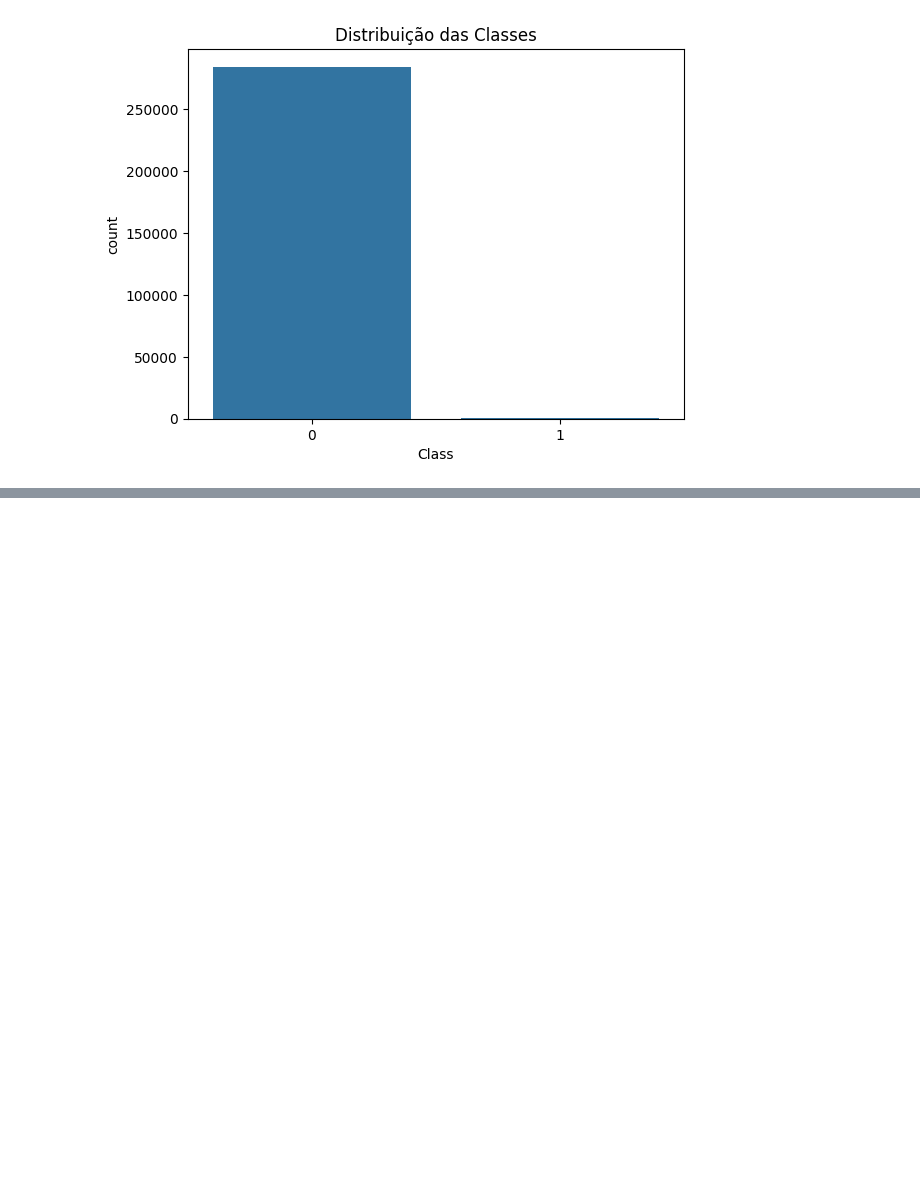
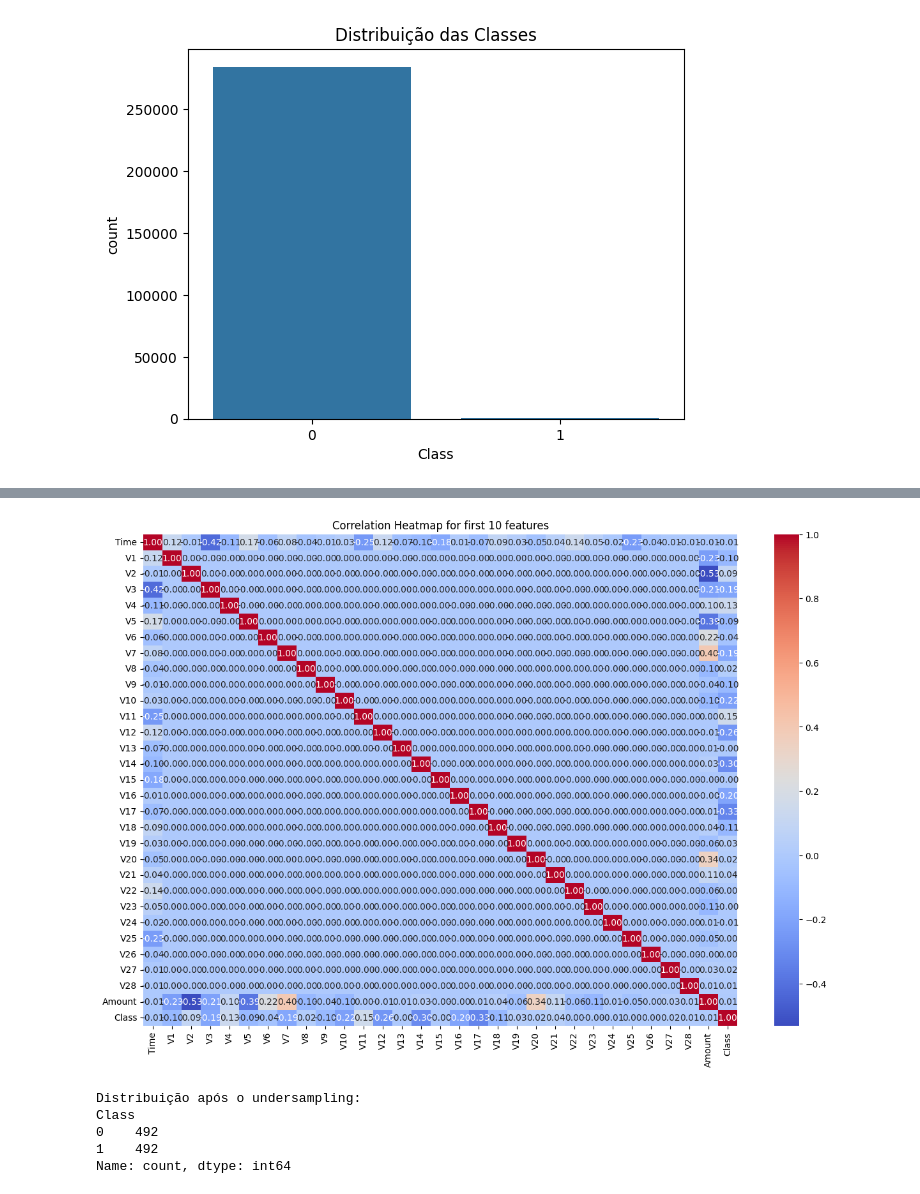
Before and after one commit to DavidCumaru/CreditCardFraudDetection, a Jupyter notebook: notebooks/EDA.ipynb, the cells around one changed output, grey strips where cells are left out. Saved outputs shown, nothing was run; the diff lists cells and outputs as text; code cells hidden in the pictures; blank space fills up the shorter version.

```diff
--- a/notebooks/EDA.ipynb
+++ b/notebooks/EDA.ipynb
@@ -88,0 +100,8 @@ plt.show()
+# %%
+# Visualize correlation heatmap of the first 10 features (excluding Time and Class for readability)
+plt.figure(figsize=(15,10))
+sns.heatmap(data.corr(), annot=True, fmt='.2f', cmap='coolwarm')
+plt.title('Correlation Heatmap for first 10 features')
+plt.show()
+# %% [output]
+[figure, added]
@@ -88,0 +116,10 @@ plt.show()
+# %%
+# Verificando a distribuição após o undersampling
+print("Distribuição após o undersampling:")
+print(y_resampled.value_counts())
+# %% [output]
+Distribuição após o undersampling:
+Class
+0    492
+1    492
+Name: count, dtype: int64
```
Also changed, not shown: parts of 8 cells of this notebook, 1 other file.
